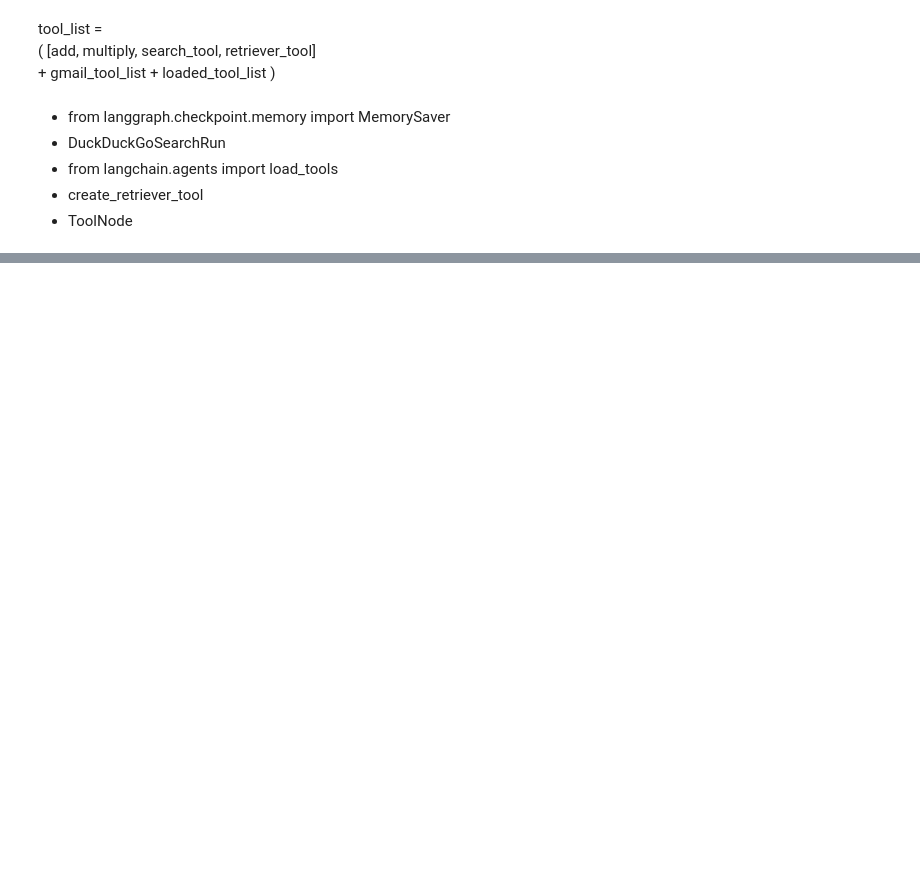
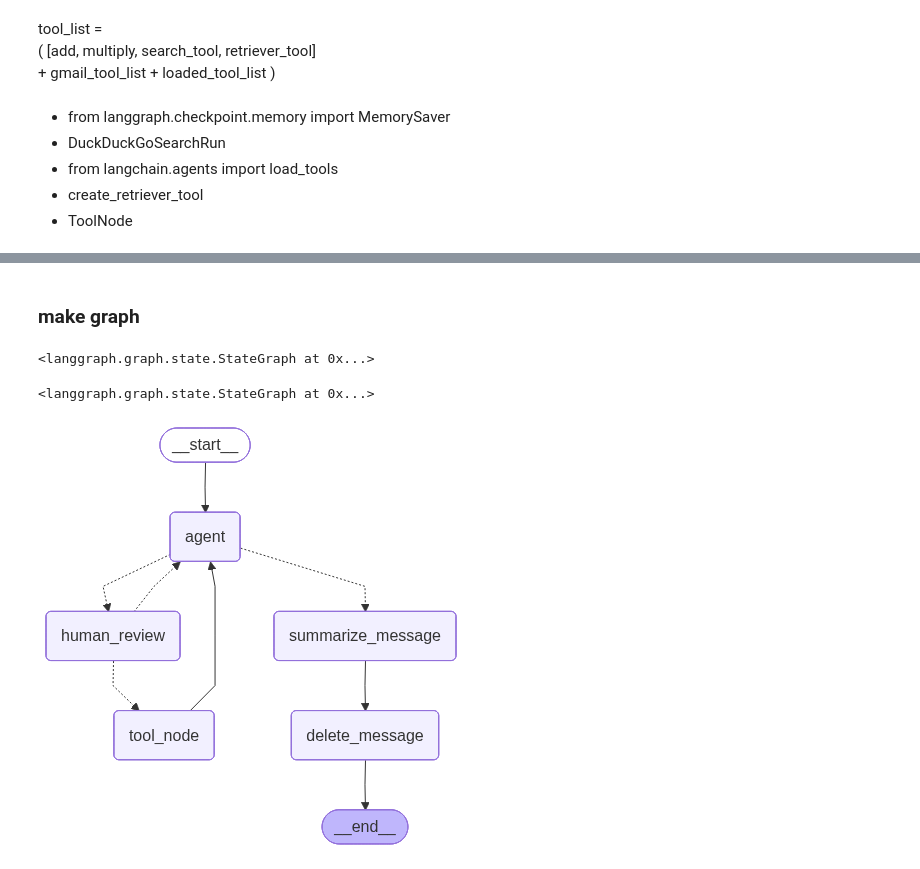
Before and after one commit to Theeojeong/rag-langchain-langgraph-study, a Jupyter notebook: practice.ipynb, the cells around one changed output, grey strips where cells are left out. Drawn from its saved outputs; the diff is of its cells as text; code cells hidden in the pictures; blank space fills up the shorter version.

Commit message:
human-in-the-loop 복습내용 추가

```diff
--- a/practice.ipynb
+++ b/practice.ipynb
@@ -127,2 +12,0 @@ initial_state = {"messages": [HumanMessage(query)], "summary": ""}
-# %%
-response = agent(initial_state)
@@ -207,0 +198,49 @@ def should_continue(state: AgentState):
+# %%
+from typing_extensions import Literal
+
+def should_continue(state: State) -> Literal['human_review', 'summarize_message']:
+
+    messages = state["messages"]
+    last_messages = messages[-1]
+
+    if last_messages.tool_calls:
+        return "human_review"
+
+    return "summarize_message"
+# %% [markdown]
+### make graph
+# %%
+from langgraph import graph
+
+
+graph_builder.add_node("tool_node", tool_node)
+graph_builder.add_node("agent", agent)
+graph_builder.add_node(summarize_message)
+graph_builder.add_node(human_review)
+graph_builder.add_node(delete_message)
+# %% [output]
+<langgraph.graph.state.StateGraph at 0x...>
+# %%
+from langgraph import graph
+from langgraph.graph import START, END
+
+graph_builder.add_edge(START, "agent")
+graph_builder.add_conditional_edges("agent", should_continue,
+{
+    "human_review": "human_review",
+    "summarize_message": "summarize_message"
+    }
+)
+graph_builder.add_edge("tool_node", "agent")
+graph_builder.add_edge("summarize_message", "delete_message")
+graph_builder.add_edge("delete_message", END)
+# %% [output]
+<langgraph.graph.state.StateGraph at 0x...>
+# %%
+from langgraph.checkpoint.memory import MemorySaver
+
+checkpointer = MemorySaver()
+
+graph_builder.compile(checkpointer=checkpointer)
+# %% [output]
+[figure, added]
```
Also changed, not shown: parts of 37 cells of this notebook, 1 other file.
